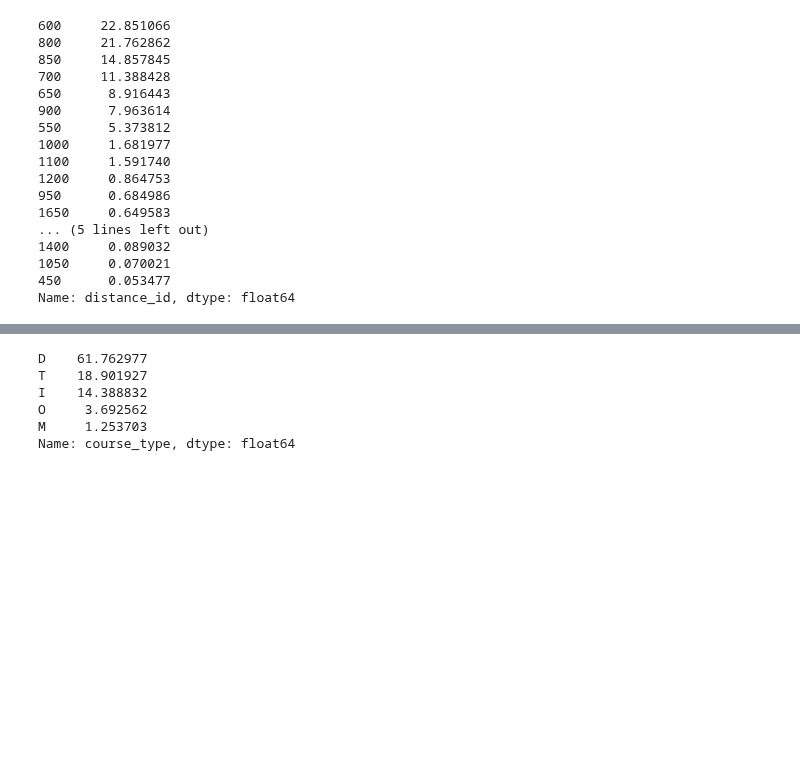
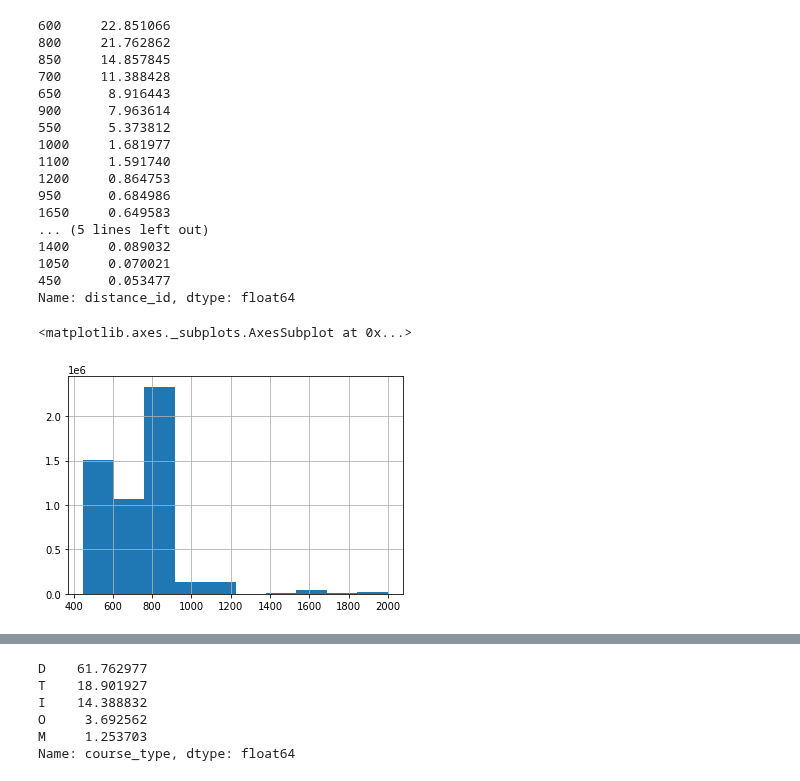
Before and after one commit to jsebastianquiroga/Big_Data-_Derby_2022_SI, a Jupyter notebook: Notebooks/Sistemas_Inteligentes.ipynb, the cells around one changed output, grey strips where cells are left out. Saved outputs shown, nothing was run; the diff lists cells and outputs as text; code cells hidden in the pictures; blank space fills up the shorter version.

```diff
--- a/Notebooks/Sistemas_Inteligentes.ipynb
+++ b/Notebooks/Sistemas_Inteligentes.ipynb
@@ -330,6 +335,11 @@ nyra_2019['distance_id'].value_counts(normalize=True) * 100
 1050     0.070021
 450      0.053477
 Name: distance_id, dtype: float64
+# %%
+nyra_2019['distance_id'].hist()
+# %% [output]
+<matplotlib.axes._subplots.AxesSubplot at 0x...>
+[figure, added]
 # %%
 px = pd.crosstab(index=nyra_2019['distance_id'],
             columns=nyra_2019['position_at_finish']).apply(lambda r: r/r.sum() * 100,
```
Also changed, not shown: parts of 5 cells of this notebook.
